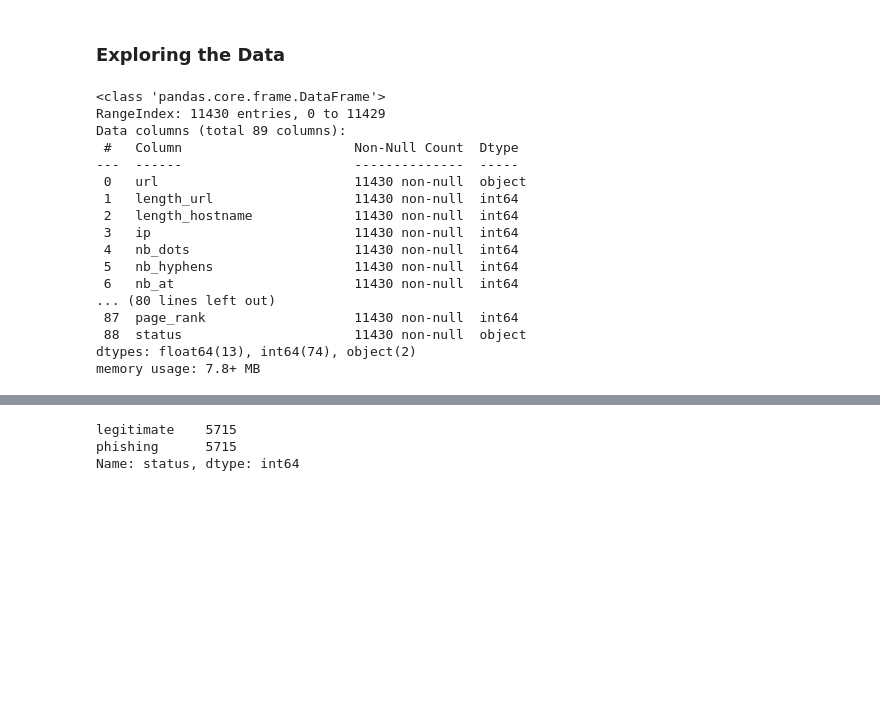
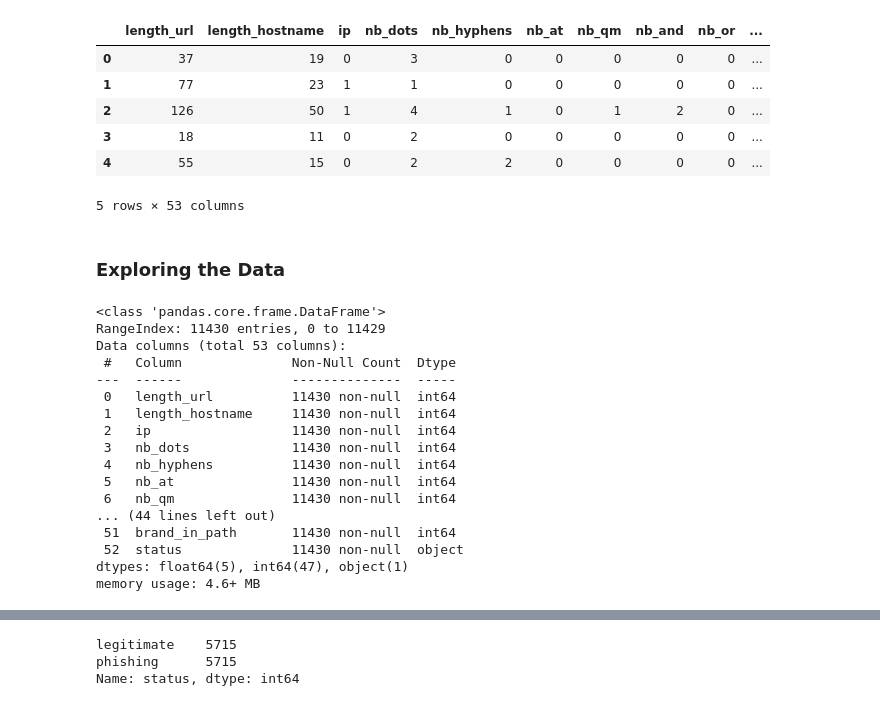
Before and after one commit to ezrc2/phishing-links, a Jupyter notebook: predict.ipynb, the cells around one changed output, grey strips where cells are left out. Cells and saved outputs as stored; diff of their text form; code cells hidden in the pictures; blank space fills up the shorter version.

```diff
--- a/predict.ipynb
+++ b/predict.ipynb
@@ -16,3 +7,20 @@ phishing_df.head()
+# %%
+url_features = phishing_df.columns[1:55]
+label = phishing_df['status']
+
+# Only use features from dataset related to url
+phishing_df = phishing_df[url_features]
+phishing_df['status'] = label
+phishing_df.drop(columns=['nb_redirection', 'nb_external_redirection'], inplace=True) # issues with requests
+phishing_df.head()
+# %% [output]
+|  | length_url | length_hostname | ip | nb_dots | nb_hyphens | nb_at | nb_qm | nb_and | nb_or | ... |
+| 0 | 37 | 19 | 0 | 3 | 0 | 0 | 0 | 0 | 0 | ... |
+| 1 | 77 | 23 | 1 | 1 | 0 | 0 | 0 | 0 | 0 | ... |
+| 2 | 126 | 50 | 1 | 4 | 1 | 0 | 1 | 2 | 0 | ... |
+| 3 | 18 | 11 | 0 | 2 | 0 | 0 | 0 | 0 | 0 | ... |
+| 4 | 55 | 15 | 0 | 2 | 2 | 0 | 0 | 0 | 0 | ... |
+5 rows × 53 columns
 # %% [markdown]
 ### Exploring the Data
 # %%
@@ -20,21 +28,21 @@ phishing_df.info()
 # %% [output]
 <class 'pandas.core.frame.DataFrame'>
 RangeIndex: 11430 entries, 0 to 11429
-Data columns (total 89 columns):
- #   Column                      Non-Null Count  Dtype
----  ------                      --------------  -----
- 0   url                         11430 non-null  object
- 1   length_url                  11430 non-null  int64
- 2   length_hostname             11430 non-null  int64
- 3   ip                          11430 non-null  int64
- 4   nb_dots                     11430 non-null  int64
- 5   nb_hyphens                  11430 non-null  int64
- 6   nb_at                       11430 non-null  int64
-... (80 lines left out)
- 87  page_rank                   11430 non-null  int64
- 88  status                      11430 non-null  object
-dtypes: float64(13), int64(74), object(2)
-memory usage: 7.8+ MB
+Data columns (total 53 columns):
+ #   Column              Non-Null Count  Dtype
+---  ------              --------------  -----
+ 0   length_url          11430 non-null  int64
+ 1   length_hostname     11430 non-null  int64
+ 2   ip                  11430 non-null  int64
+ 3   nb_dots             11430 non-null  int64
+ 4   nb_hyphens          11430 non-null  int64
+ 5   nb_at               11430 non-null  int64
+ 6   nb_qm               11430 non-null  int64
+... (44 lines left out)
+ 51  brand_in_path       11430 non-null  int64
+ 52  status              11430 non-null  object
+dtypes: float64(5), int64(47), object(1)
+memory usage: 4.6+ MB
 # %%
 phishing_df.describe()
 # %% [output]
```
Also changed, not shown: parts of 13 cells of this notebook, 2 other files.
